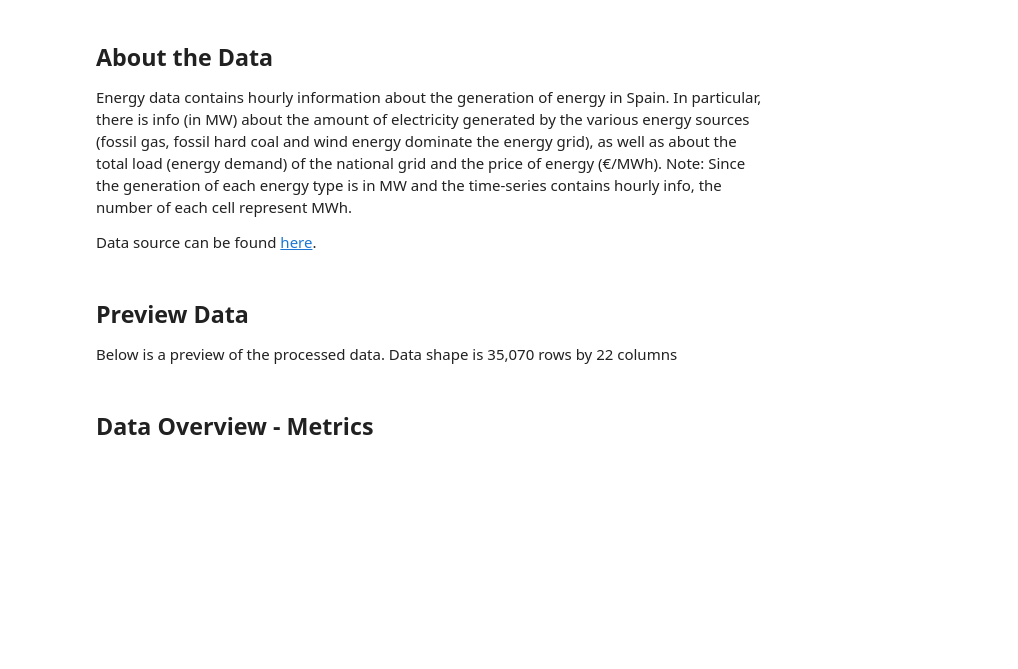
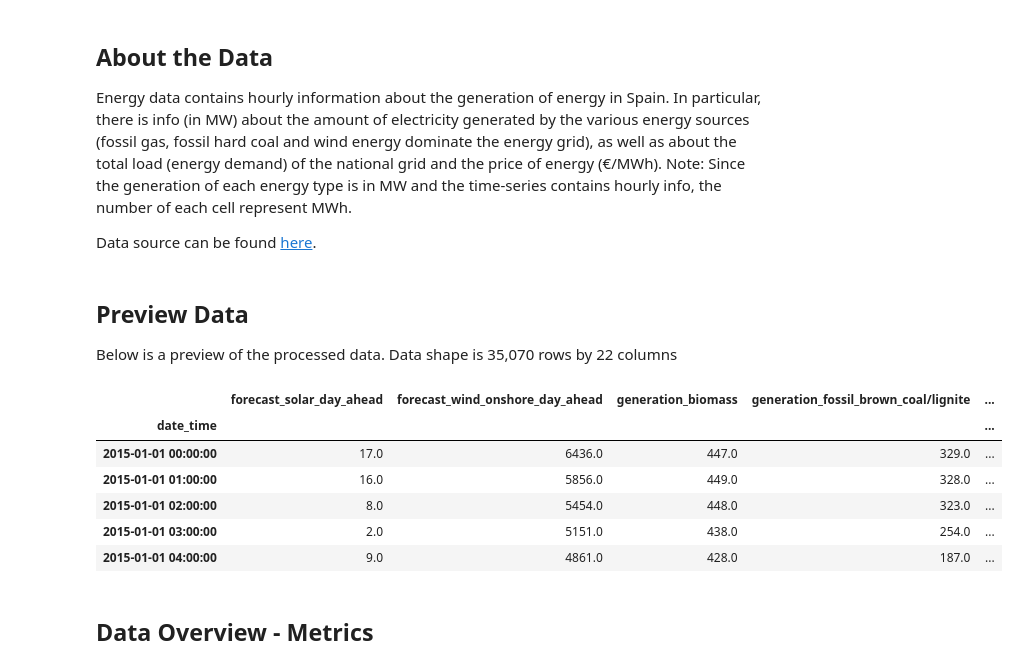
Before and after one commit to KishenSharma6/SpainEnergyAnalysis, a Jupyter notebook: Final_Report.ipynb, the cells around one changed output. Cells and saved outputs as stored; diff of their text form; code cells hidden in the pictures; blank space fills up the shorter version.

```diff
--- a/Final_Report.ipynb
+++ b/Final_Report.ipynb
@@ -73,3 +75,17 @@ data = pd.read_csv(path + '/2020_0620_Weather_Energy.csv')
+# %%
+#Read in data
+data = pd.read_csv(path + '/2020_0620_Weather_Energy.csv', index_col=0)
+
+#Preview
+display(data.head())
+# %% [output]
+|  | forecast_solar_day_ahead | forecast_wind_onshore_day_ahead | generation_biomass | generation_fossil_brown_coal/lignite | ... |
+| date_time |  |  |  |  | ... |
+| 2015-01-01 00:00:00 | 17.0 | 6436.0 | 447.0 | 329.0 | ... |
+| 2015-01-01 01:00:00 | 16.0 | 5856.0 | 449.0 | 328.0 | ... |
+| 2015-01-01 02:00:00 | 8.0 | 5454.0 | 448.0 | 323.0 | ... |
+| 2015-01-01 03:00:00 | 2.0 | 5151.0 | 438.0 | 254.0 | ... |
+| 2015-01-01 04:00:00 | 9.0 | 4861.0 | 428.0 | 187.0 | ... |
 # %% [markdown]
 ## Data Overview - Metrics
 # %% [markdown]
```
Also changed, not shown: parts of 38 cells of this notebook.
